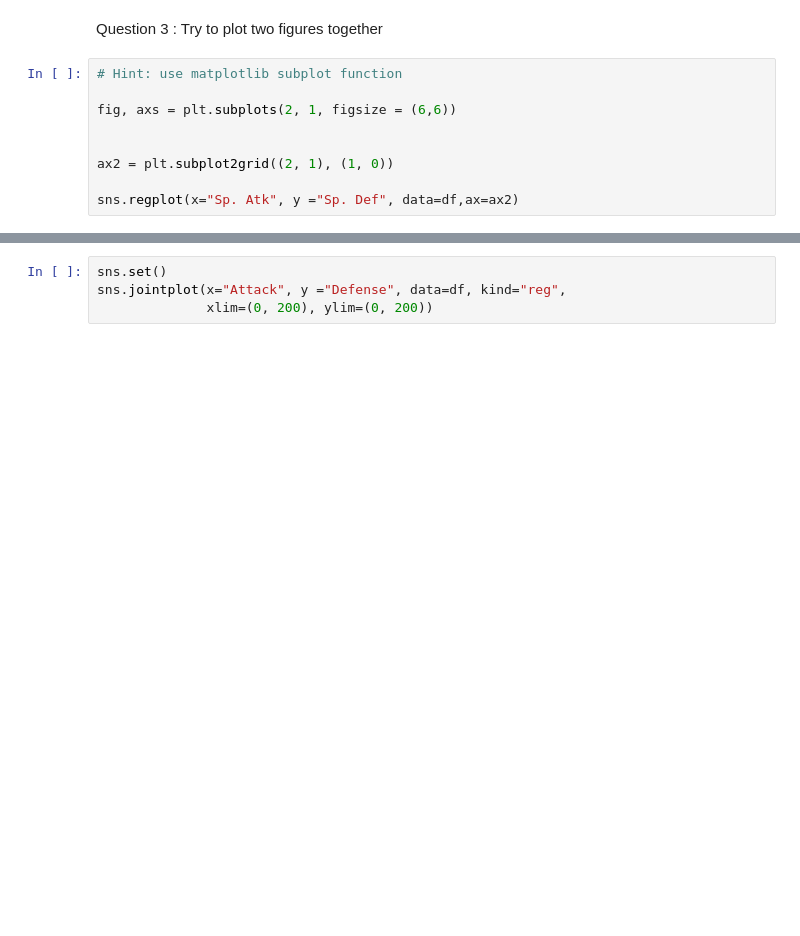
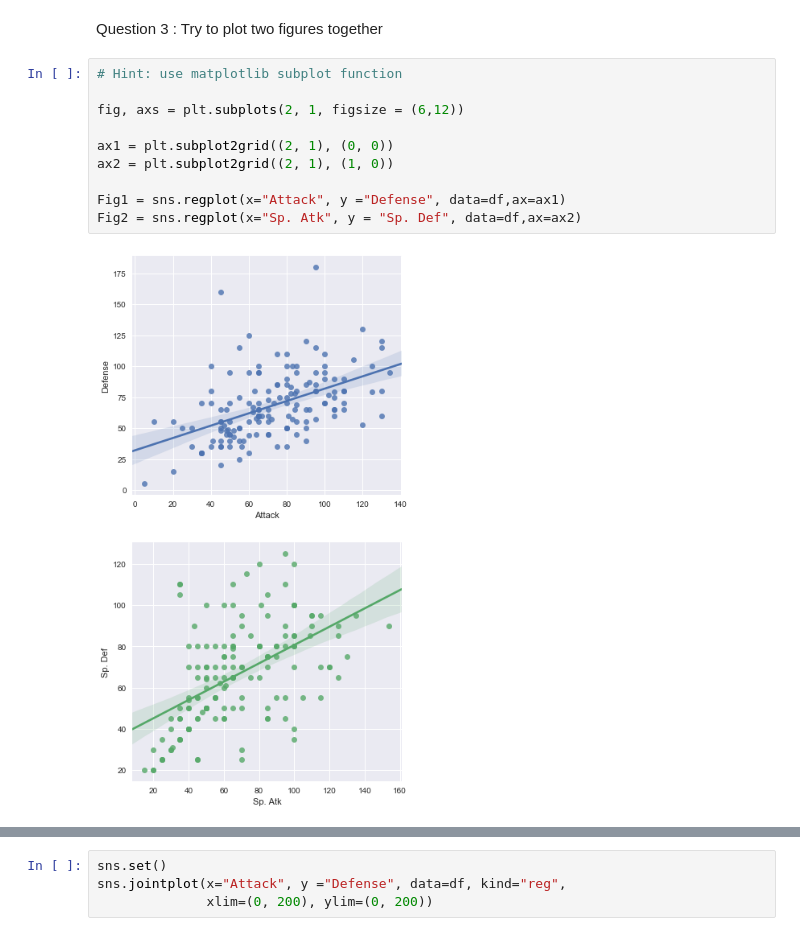
Before and after one commit to odyssium/Pokemon_practice, a Jupyter notebook: Python plotting practice.ipynb, the cells around one changed output, grey strips where cells are left out. Saved outputs shown, nothing was run; the diff lists cells and outputs as text; blank space fills up the shorter version.

```diff
--- a/Python plotting practice.ipynb
+++ b/Python plotting practice.ipynb
@@ -47,9 +109,12 @@ Question 3 : Try to plot two figures together
 # %%
 # Hint: use matplotlib subplot function
 
-fig, axs = plt.subplots(2, 1, figsize = (6,6))
+fig, axs = plt.subplots(2, 1, figsize = (6,12))
 
-
+ax1 = plt.subplot2grid((2, 1), (0, 0))
 ax2 = plt.subplot2grid((2, 1), (1, 0))
 
-sns.regplot(x="Sp. Atk", y ="Sp. Def", data=df,ax=ax2)
+Fig1 = sns.regplot(x="Attack", y ="Defense", data=df,ax=ax1)
+Fig2 = sns.regplot(x="Sp. Atk", y = "Sp. Def", data=df,ax=ax2)
+# %% [output]
+[figure, added]
```
Also changed, not shown: parts of 22 cells of this notebook.
